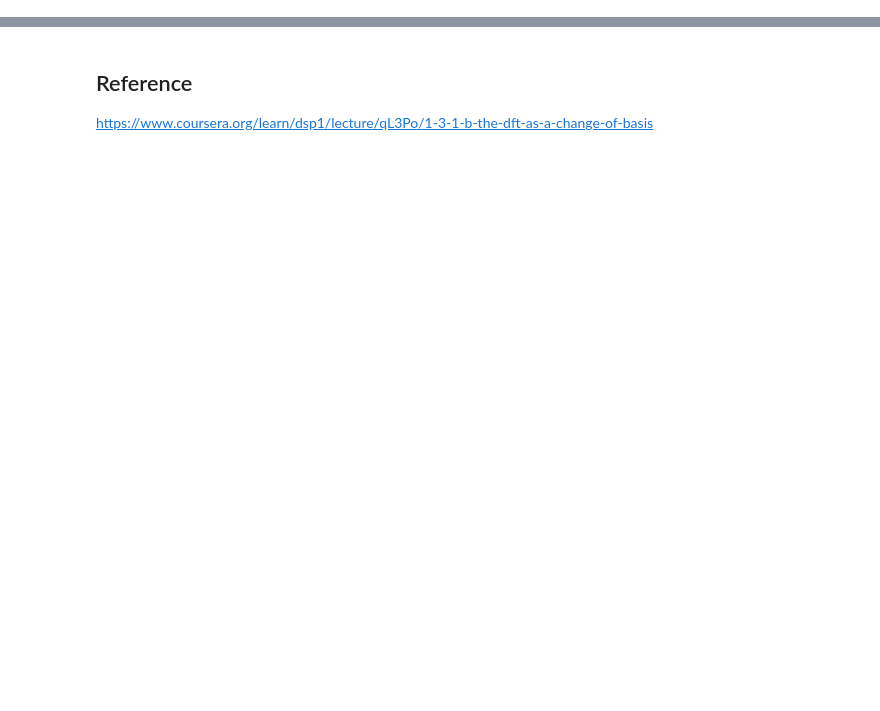
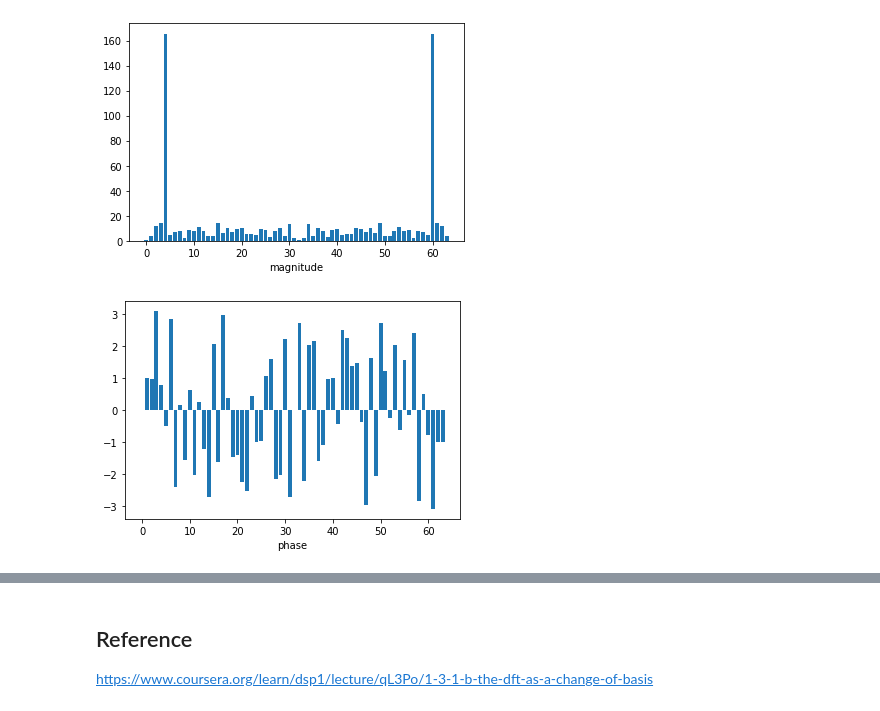
Before and after one commit to Intelligence-Engineering-LAB-KU/Seminar, a Jupyter notebook: summer_2020/Fourier analysis Part2.ipynb, the cells around one changed output, grey strips where cells are left out. Saved outputs shown, nothing was run; the diff lists cells and outputs as text; code cells hidden in the pictures; blank space fills up the shorter version.

```diff
--- a/summer_2020/Fourier analysis Part2.ipynb
+++ b/summer_2020/Fourier analysis Part2.ipynb
@@ -38,0 +65,23 @@ For example, if N=64 then $w_{5}[n]; n=0,1,...,N-1$ whould be $w_{5}[n]=e^{j \fr
+# %%
+def mag_phase(xkn, noise_cancle=True):
+    mag = np.sqrt(xkn.real **2 + xkn.imag **2)
+    phase2 = np.angle(xkn)  # = np.arctan2(xkn.imag, xkn.real)
+
+    if(noise_cancle):
+        xkn [mag < 1e-10] = 0
+        phase[mag < 1e-10] = 0
+        mag [mag < 1e-10] = 0
+    return mag, phase
+
+mag, phase = mag_phase(xkn)
+
+plt.bar(range(len(mag)), mag)
+plt.xlabel('magnitude')
+plt.show()
+
+plt.bar(range(len(phase)), phase)
+plt.xlabel('phase')
+plt.show()
+# %% [output]
+[figure, added]
+[figure, added]
```
Also changed, not shown: parts of 20 cells of this notebook.
